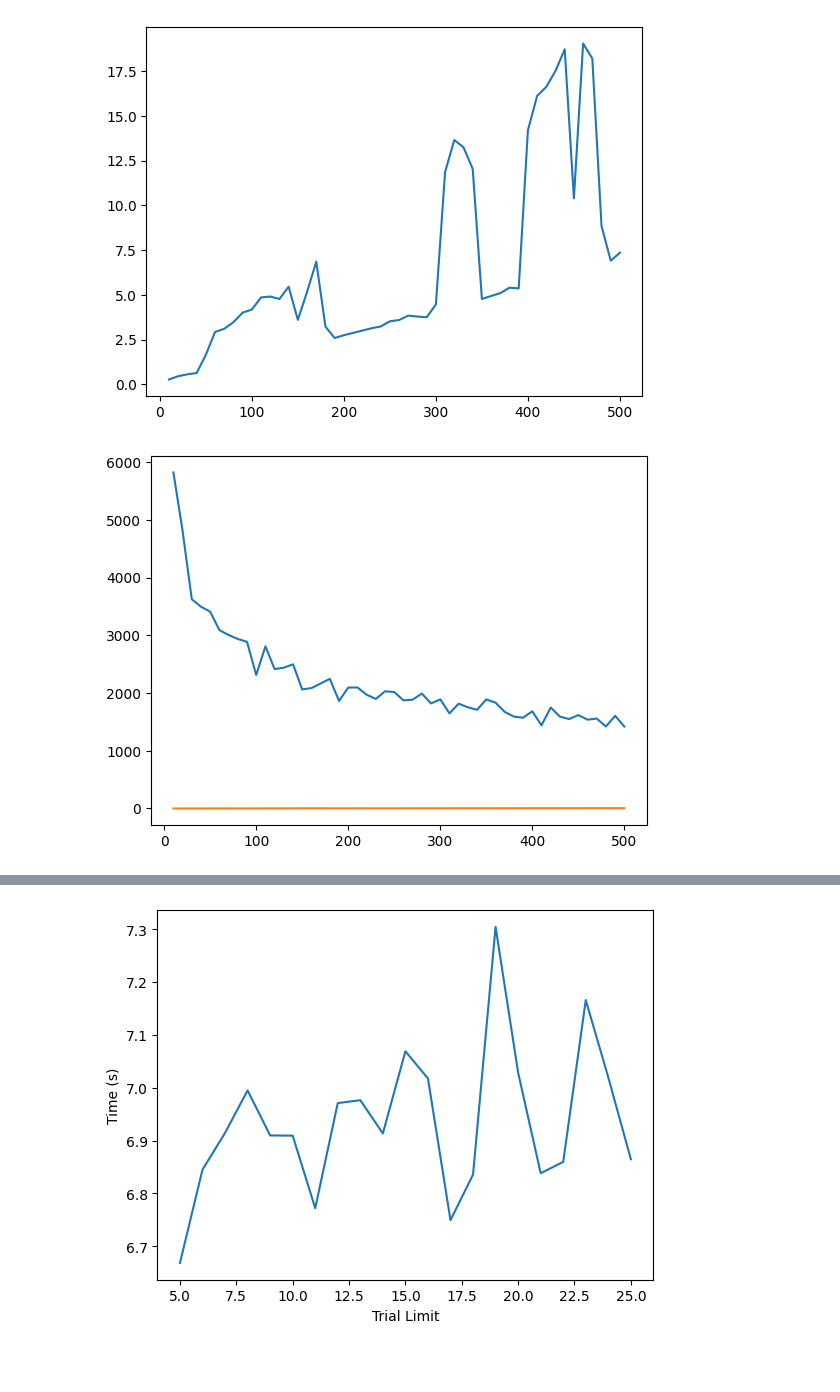
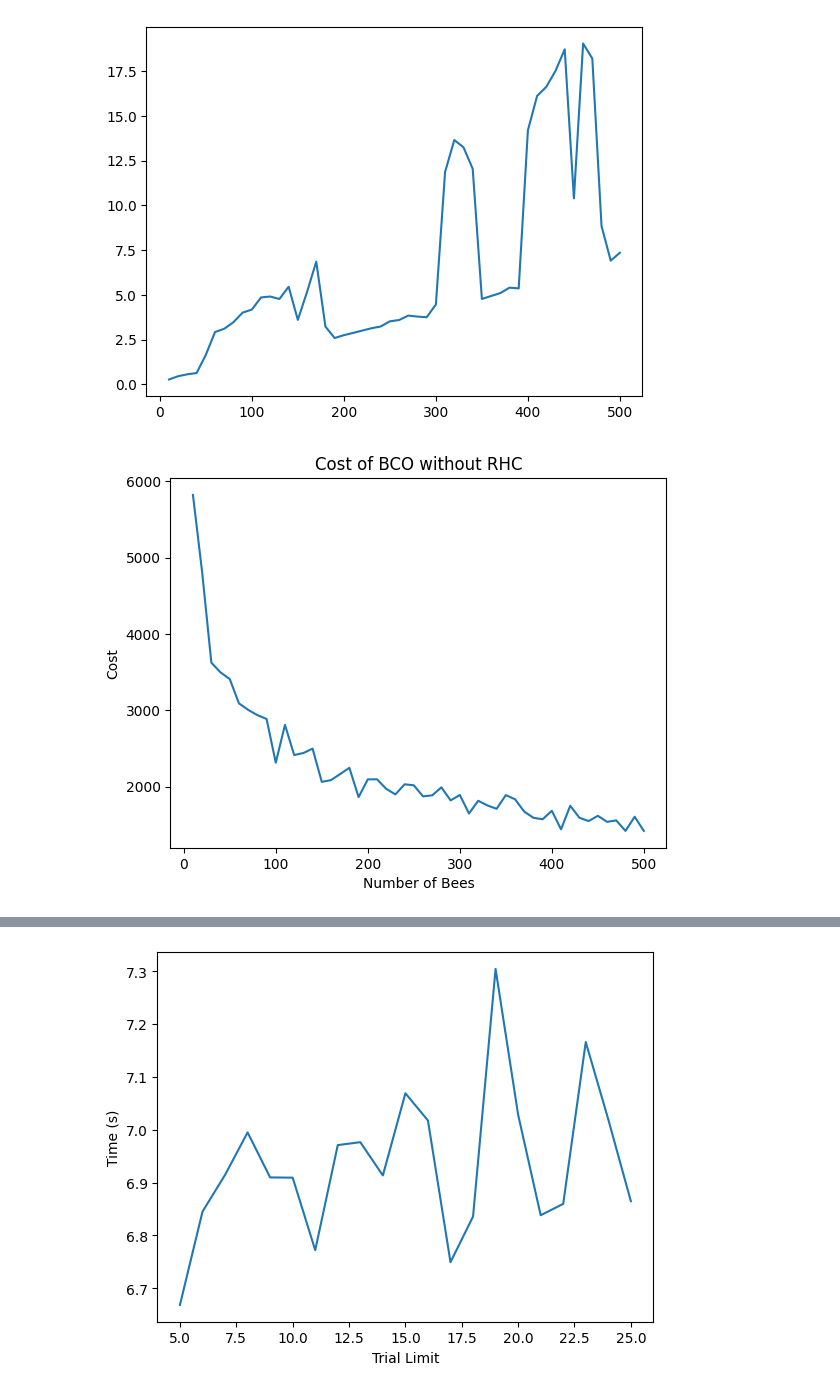
Before and after one commit to Abhijith-TR/Aircraft-Scheduling, a Jupyter notebook: results.ipynb, the cells around one changed output, grey strips where cells are left out. Cells and saved outputs as stored; diff of their text form; code cells hidden in the pictures; blank space fills up the shorter version.

```diff
--- a/results.ipynb
+++ b/results.ipynb
@@ -23,7 +23,9 @@ fitness_bco_without = [5820.154000000001, 4807.9400000000005, 3623.441, 3495.315
 # %%
 x = [i*10 for i in range(1, len(time) + 1)]
 plt.plot(x, fitness_bco_without)
-plt.plot(x, time_bco_without)
+plt.title("Cost of BCO without RHC")
+plt.xlabel("Number of Bees")
+plt.ylabel("Cost")
 plt.show()
 # %% [output]
-[figure, old version]
+[figure, new version]
```
Also changed, not shown: parts of 7 cells of this notebook, 7 other files.
